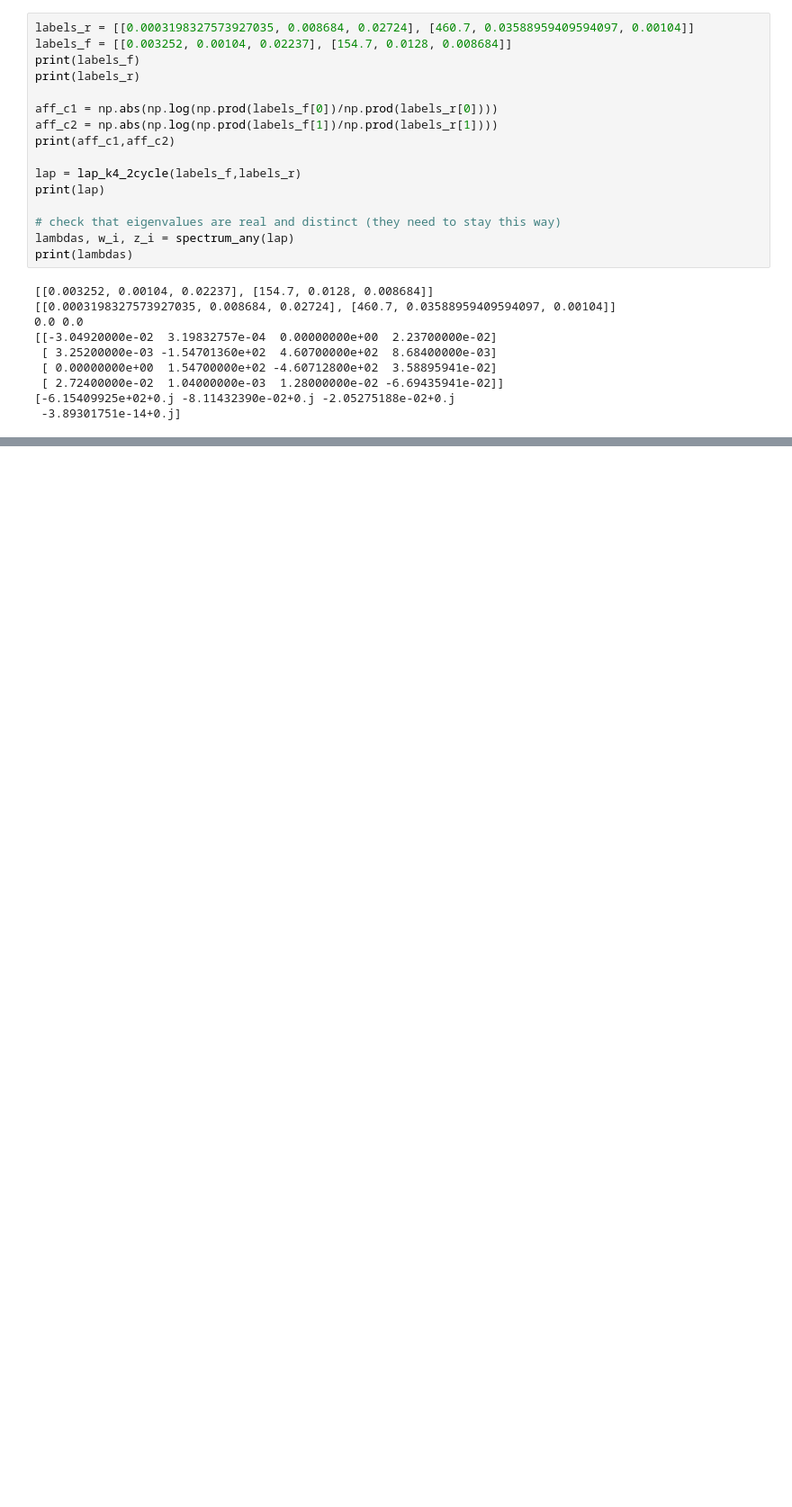
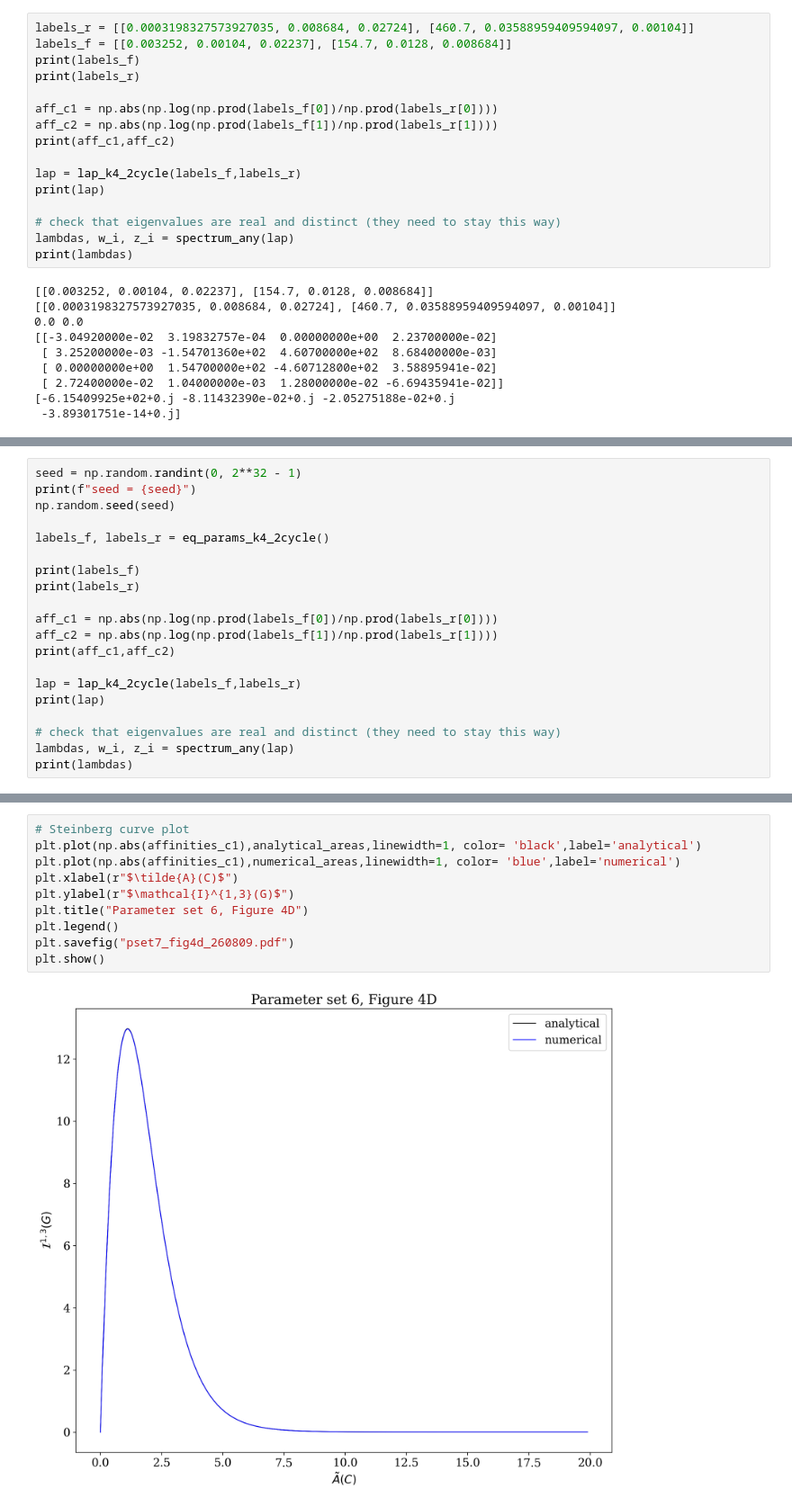
Before and after one commit to sjhaque14/steinberg-signature, a Jupyter notebook: k4'_analytical.ipynb, the cells around one changed output, grey strips where cells are left out. Shown at 90% size. Saved outputs shown, nothing was run; the diff lists cells and outputs as text; blank space fills up the shorter version.

```diff
--- a/k4'_analytical.ipynb
+++ b/k4'_analytical.ipynb
@@ -812,0 +1146,20 @@ False
+# %%
+seed = np.random.randint(0, 2**32 - 1)
+print(f"seed = {seed}")
+np.random.seed(seed)
+
+labels_f, labels_r = eq_params_k4_2cycle()
+
+print(labels_f)
+print(labels_r)
+
+aff_c1 = np.abs(np.log(np.prod(labels_f[0])/np.prod(labels_r[0])))
+aff_c2 = np.abs(np.log(np.prod(labels_f[1])/np.prod(labels_r[1])))
+print(aff_c1,aff_c2)
+
+lap = lap_k4_2cycle(labels_f,labels_r)
+print(lap)
+
+# check that eigenvalues are real and distinct (they need to stay this way)
+lambdas, w_i, z_i = spectrum_any(lap)
+print(lambdas)
@@ -812,0 +1248,12 @@ False
+# %%
+# Steinberg curve plot
+plt.plot(np.abs(affinities_c1),analytical_areas,linewidth=1, color= 'black',label='analytical')
+plt.plot(np.abs(affinities_c1),numerical_areas,linewidth=1, color= 'blue',label='numerical')
+plt.xlabel(r"$\tilde{A}(C)$")
+plt.ylabel(r"$\mathcal{I}^{1,3}(G)$")
+plt.title("Parameter set 6, Figure 4D")
+plt.legend()
+plt.savefig("pset7_fig4d_260809.pdf")
+plt.show()
+# %% [output]
+[figure, added]
```
Also changed, not shown: parts of 57 cells of this notebook, 23 other files.
